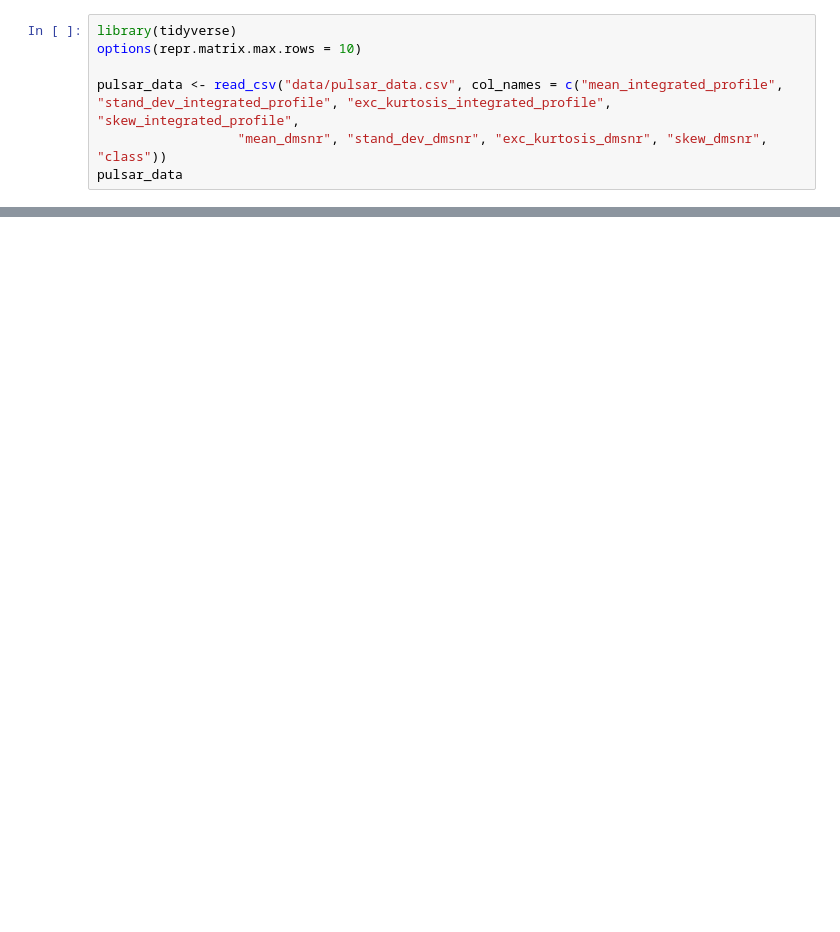
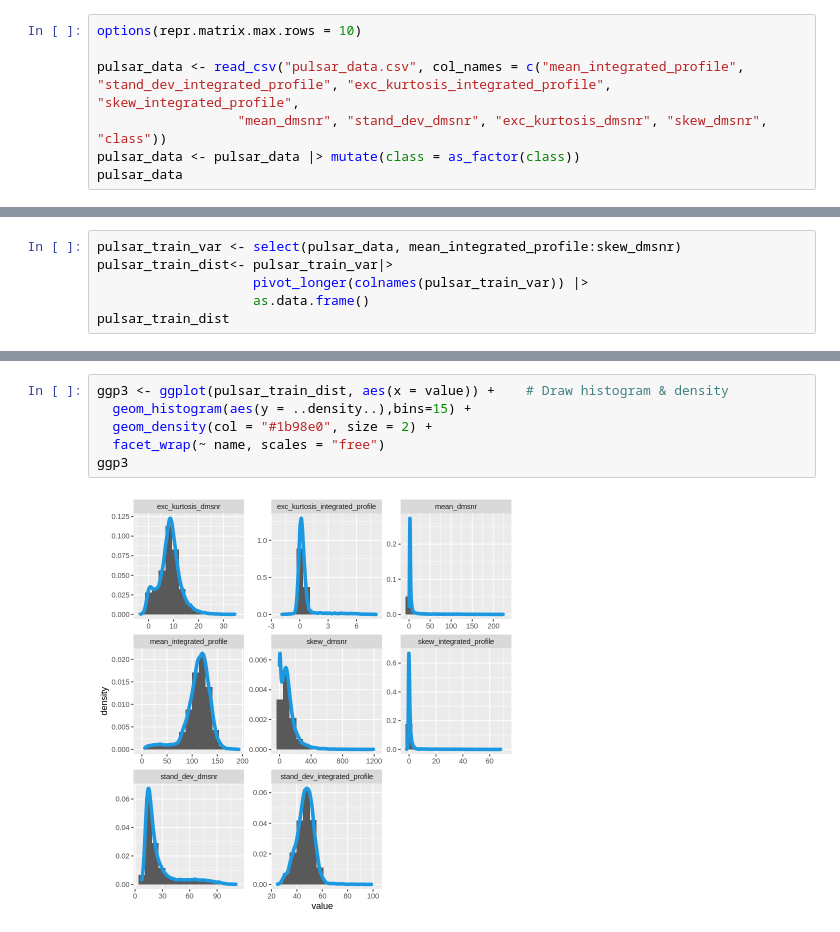
Before and after one commit to nailserverzone/dsci-100-2023w2-group-11, a Jupyter notebook: Proposal.ipynb, the cells around one changed output, grey strips where cells are left out. Drawn from its saved outputs; the diff is of its cells as text; blank space fills up the shorter version.

Commit message:
Adding visualization of variables' distributions
Visualization of Distributions of each of the predictor variables

```diff
--- a/Proposal.ipynb
+++ b/Proposal.ipynb
@@ -5,9 +35,9 @@ Group members: Katie Archer,
 # %%
-library(tidyverse)
 options(repr.matrix.max.rows = 10)
 
-pulsar_data <- read_csv("data/pulsar_data.csv", col_names = c("mean_integrated_profile", "stand_dev_integrated_profile", "exc_kurtosis_integrated_profile", "skew_integrated_profile",
+pulsar_data <- read_csv("pulsar_data.csv", col_names = c("mean_integrated_profile", "stand_dev_integrated_profile", "exc_kurtosis_integrated_profile", "skew_integrated_profile",
                   "mean_dmsnr", "stand_dev_dmsnr", "exc_kurtosis_dmsnr", "skew_dmsnr", "class"))
+pulsar_data <- pulsar_data |> mutate(class = as_factor(class))
 pulsar_data
 # %% [output]
 Rows: 17898 Columns: 9
@@ -33,0 +105,6 @@ A spec_tbl_df: 17898 × 9
+# %%
+pulsar_train_var <- select(pulsar_data, mean_integrated_profile:skew_dmsnr)
+pulsar_train_dist<- pulsar_train_var|>
+                    pivot_longer(colnames(pulsar_train_var)) |>
+                    as.data.frame()
+pulsar_train_dist
@@ -33,0 +126,8 @@ A spec_tbl_df: 17898 × 9
+# %%
+ggp3 <- ggplot(pulsar_train_dist, aes(x = value)) +    # Draw histogram & density
+  geom_histogram(aes(y = ..density..),bins=15) +
+  geom_density(col = "#1b98e0", size = 2) +
+  facet_wrap(~ name, scales = "free")
+ggp3
+# %% [output]
+[figure, added]
```
Also changed, not shown: parts of 14 cells of this notebook.
